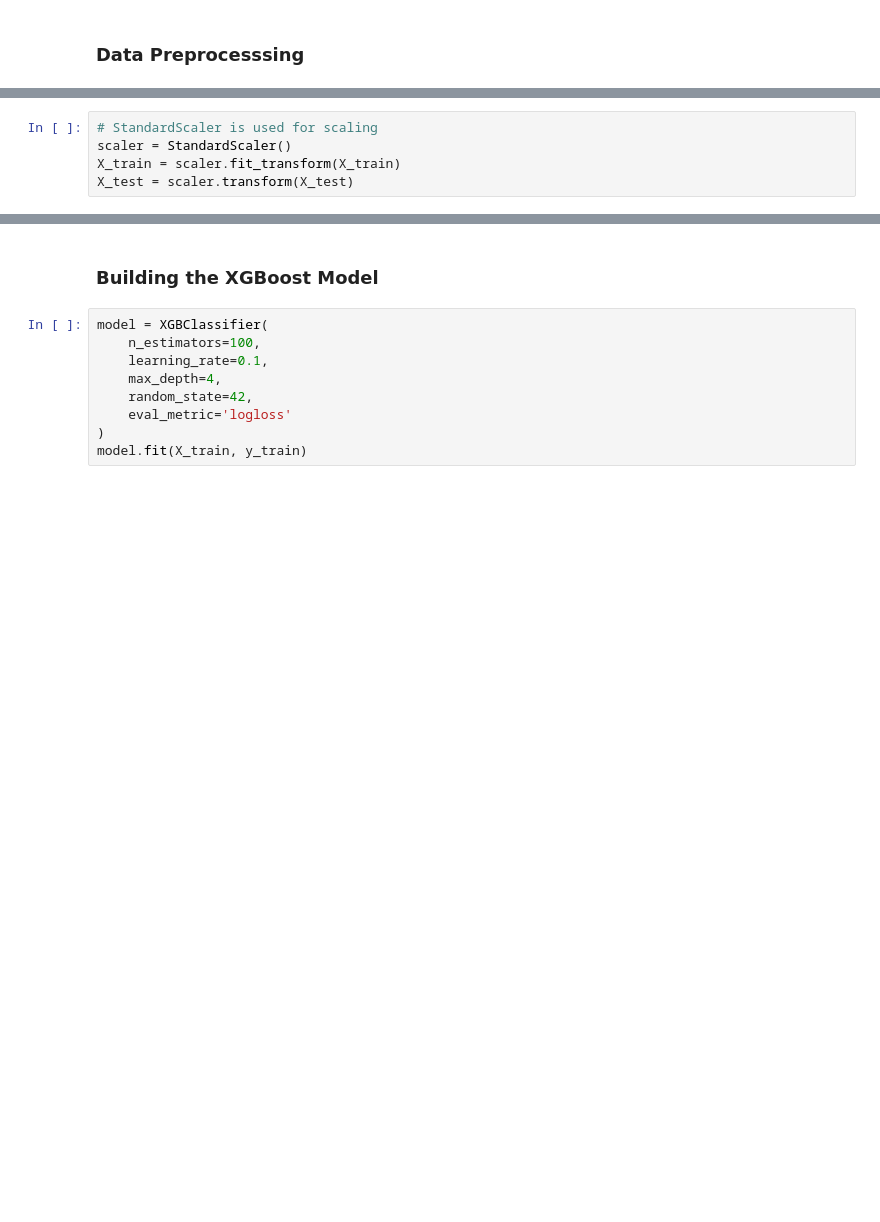
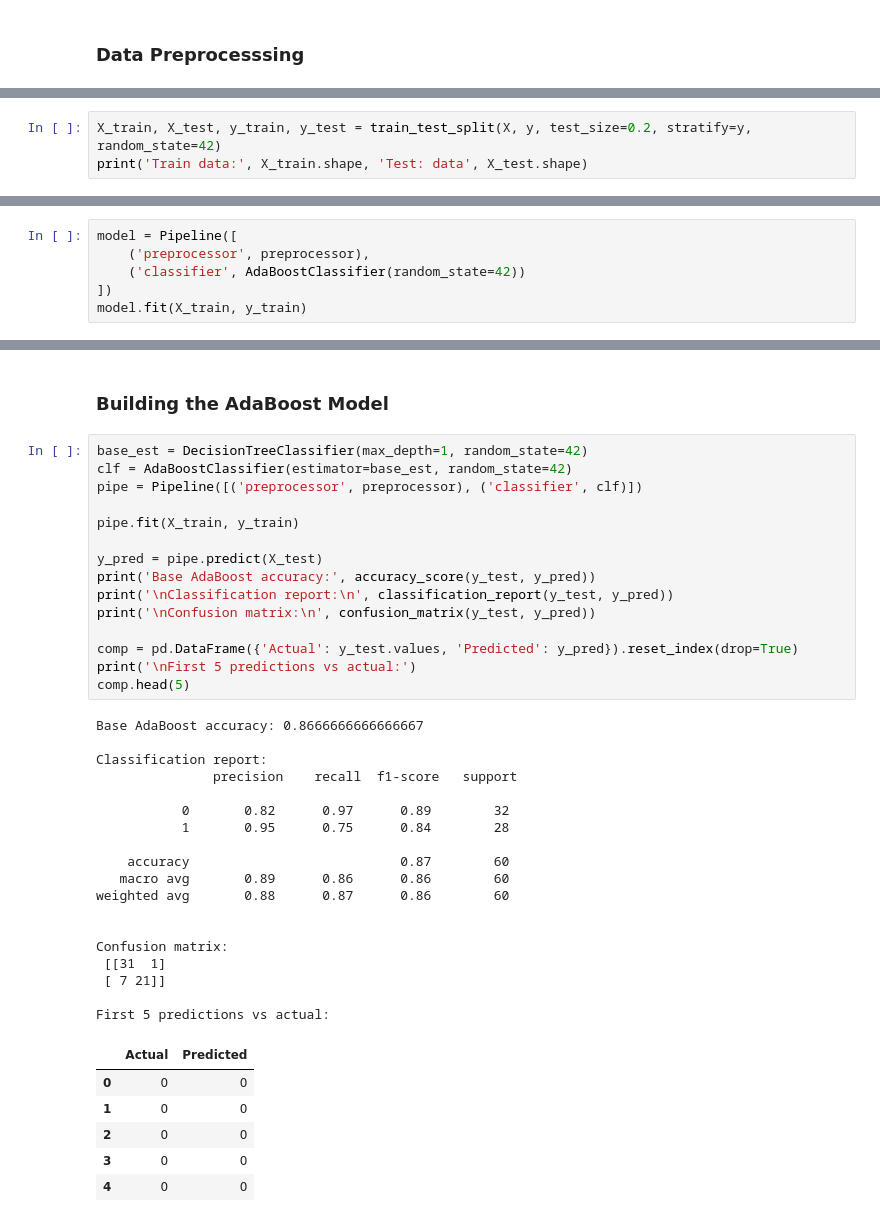
Before and after one commit to Mahanidhii/Machine-Learning-Projects, a Jupyter notebook: Heart Disease Predction/Heart Disease Prediction.ipynb, the cells around one changed output, grey strips where cells are left out. Saved outputs shown, nothing was run; the diff lists cells and outputs as text; blank space fills up the shorter version.

Commit message:
feat: AdaBoost Boosting ensemble-based classification model

```diff
--- a/Heart Disease Predction/Heart Disease Prediction.ipynb
+++ b/Heart Disease Predction/Heart Disease Prediction.ipynb
@@ -30,5 +160,3 @@ Feature Scaling
 # %%
-# StandardScaler is used for scaling
-scaler = StandardScaler()
-X_train = scaler.fit_transform(X_train)
-X_test = scaler.transform(X_test)
+X_train, X_test, y_train, y_test = train_test_split(X, y, test_size=0.2, stratify=y, random_state=42)
+print('Train data:', X_train.shape, 'Test: data', X_test.shape)
@@ -34,0 +167,6 @@ X_test = scaler.transform(X_test)
+# %%
+model = Pipeline([
+    ('preprocessor', preprocessor),
+    ('classifier', AdaBoostClassifier(random_state=42))
+])
+model.fit(X_train, y_train)
@@ -35,11 +185,42 @@ X_test = scaler.transform(X_test)
 # %% [markdown]
-### Building the XGBoost Model
+### Building the AdaBoost Model
 # %%
-model = XGBClassifier(
-    n_estimators=100,
-    learning_rate=0.1,
-    max_depth=4,
-    random_state=42,
-    eval_metric='logloss'
-)
-model.fit(X_train, y_train)
+base_est = DecisionTreeClassifier(max_depth=1, random_state=42)
+clf = AdaBoostClassifier(estimator=base_est, random_state=42)
+pipe = Pipeline([('preprocessor', preprocessor), ('classifier', clf)])
+
+pipe.fit(X_train, y_train)
+
+y_pred = pipe.predict(X_test)
+print('Base AdaBoost accuracy:', accuracy_score(y_test, y_pred))
+print('\nClassification report:\n', classification_report(y_test, y_pred))
+print('\nConfusion matrix:\n', confusion_matrix(y_test, y_pred))
+
+comp = pd.DataFrame({'Actual': y_test.values, 'Predicted': y_pred}).reset_index(drop=True)
+print('\nFirst 5 predictions vs actual:')
+comp.head(5)
+# %% [output]
+Base AdaBoost accuracy: 0.8666666666666667
+
+Classification report:
+               precision    recall  f1-score   support
+
+           0       0.82      0.97      0.89        32
+           1       0.95      0.75      0.84        28
+
+    accuracy                           0.87        60
+   macro avg       0.89      0.86      0.86        60
+weighted avg       0.88      0.87      0.86        60
+
+
+Confusion matrix:
+ [[31  1]
+ [ 7 21]]
+
+First 5 predictions vs actual:
+|  | Actual | Predicted |
+| 0 | 0 | 0 |
+| 1 | 0 | 0 |
+| 2 | 0 | 0 |
+| 3 | 0 | 0 |
+| 4 | 0 | 0 |
```
Also changed, not shown: parts of 21 cells of this notebook.
